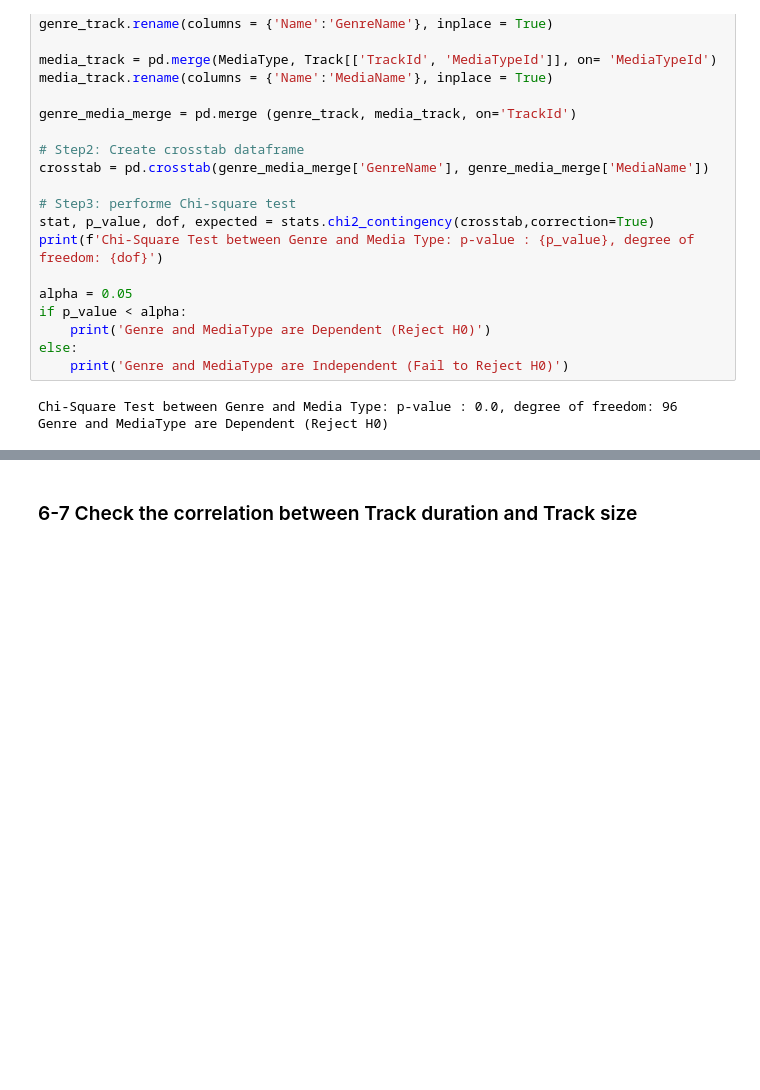
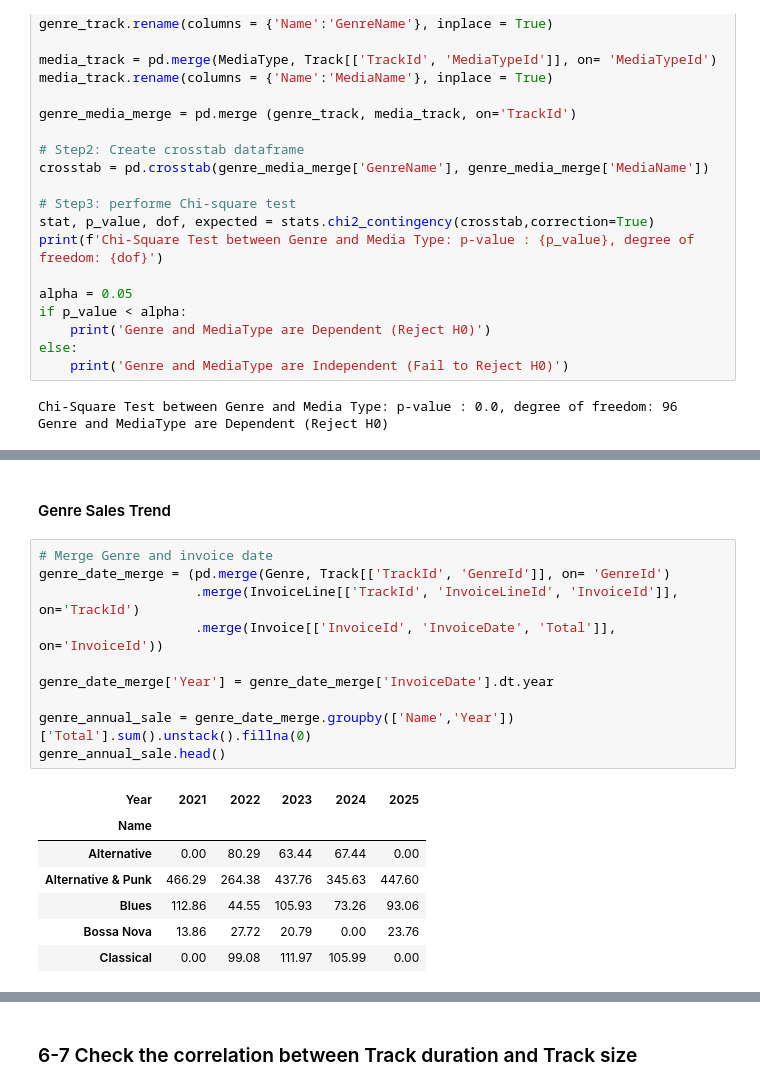
Before and after one commit to Mahlagha1994/Chinook, a Jupyter notebook: notebooks/Chinook Data Analysis.ipynb, the cells around one changed output, grey strips where cells are left out. Saved outputs shown, nothing was run; the diff lists cells and outputs as text; blank space fills up the shorter version.

```diff
--- a/notebooks/Chinook Data Analysis.ipynb
+++ b/notebooks/Chinook Data Analysis.ipynb
@@ -617,0 +622,20 @@ The mean Purchase of Tracks by customers from different countries are not signif
+# %% [markdown]
+#### Genre Sales Trend
+# %%
+# Merge Genre and invoice date
+genre_date_merge = (pd.merge(Genre, Track[['TrackId', 'GenreId']], on= 'GenreId')
+                    .merge(InvoiceLine[['TrackId', 'InvoiceLineId', 'InvoiceId']], on='TrackId')
+                    .merge(Invoice[['InvoiceId', 'InvoiceDate', 'Total']], on='InvoiceId'))
+
+genre_date_merge['Year'] = genre_date_merge['InvoiceDate'].dt.year
+
+genre_annual_sale = genre_date_merge.groupby(['Name','Year'])['Total'].sum().unstack().fillna(0)
+genre_annual_sale.head()
+# %% [output]
+| Year | 2021 | 2022 | 2023 | 2024 | 2025 |
+| Name |  |  |  |  |  |
+| Alternative | 0.00 | 80.29 | 63.44 | 67.44 | 0.00 |
+| Alternative & Punk | 466.29 | 264.38 | 437.76 | 345.63 | 447.60 |
+| Blues | 112.86 | 44.55 | 105.93 | 73.26 | 93.06 |
+| Bossa Nova | 13.86 | 27.72 | 20.79 | 0.00 | 23.76 |
+| Classical | 0.00 | 99.08 | 111.97 | 105.99 | 0.00 |
```
Also changed, not shown: parts of 26 cells of this notebook.
